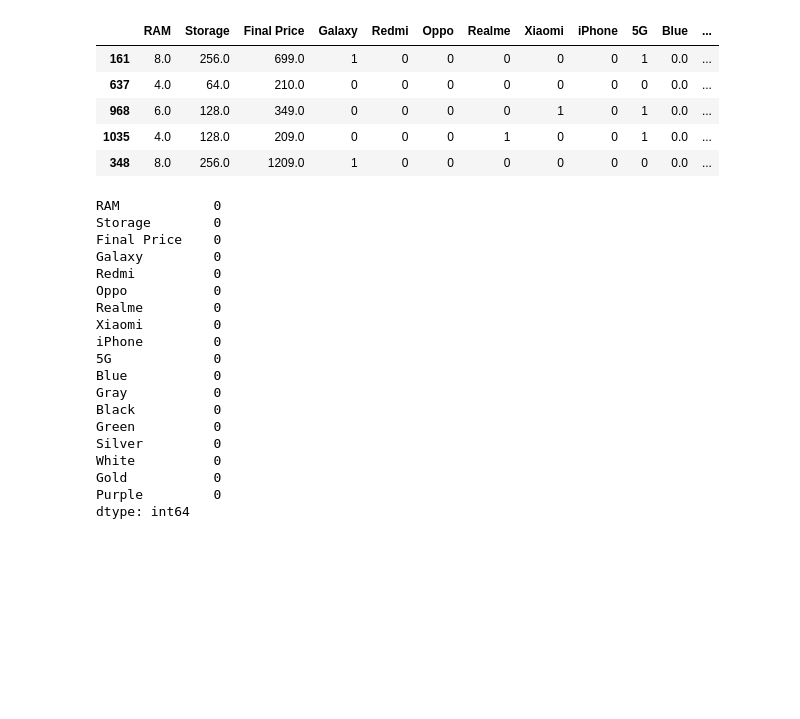
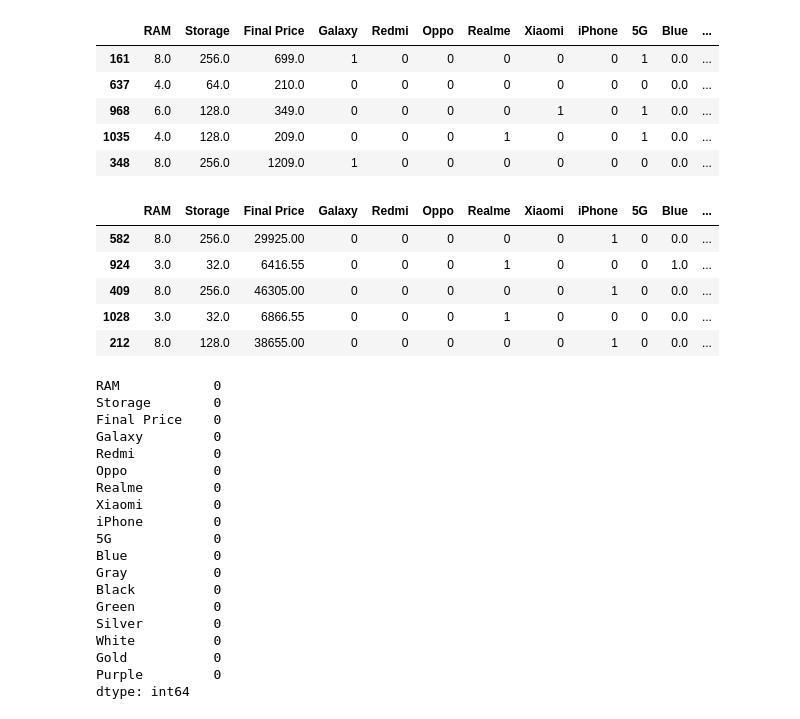
Before and after one commit to subhajit20/Learning-ML, a Jupyter notebook: Mobile Price Prediction/Mobile Price Predictor.ipynb, the cells around one changed output. Drawn from its saved outputs; the diff is of its cells as text; code cells hidden in the pictures; blank space fills up the shorter version.

```diff
--- a/Mobile Price Prediction/Mobile Price Predictor.ipynb
+++ b/Mobile Price Prediction/Mobile Price Predictor.ipynb
@@ -473,6 +473,15 @@ df.sample(5)
 | 348 | 8.0 | 256.0 | 1209.0 | 1 | 0 | 0 | 0 | 0 | 0 | 0 | 0.0 | ... |
 # %%
 df["Final Price"] = df["Final Price"].apply(lambda x: x * 45)
+# %%
+df.sample(5)
+# %% [output]
+|  | RAM | Storage | Final Price | Galaxy | Redmi | Oppo | Realme | Xiaomi | iPhone | 5G | Blue | ... |
+| 582 | 8.0 | 256.0 | 29925.00 | 0 | 0 | 0 | 0 | 0 | 1 | 0 | 0.0 | ... |
+| 924 | 3.0 | 32.0 | 6416.55 | 0 | 0 | 0 | 1 | 0 | 0 | 0 | 1.0 | ... |
+| 409 | 8.0 | 256.0 | 46305.00 | 0 | 0 | 0 | 0 | 0 | 1 | 0 | 0.0 | ... |
+| 1028 | 3.0 | 32.0 | 6866.55 | 0 | 0 | 0 | 1 | 0 | 0 | 0 | 0.0 | ... |
+| 212 | 8.0 | 128.0 | 38655.00 | 0 | 0 | 0 | 0 | 0 | 1 | 0 | 0.0 | ... |
 # %%
 df.isnull().sum()
 # %% [output]
```
Also changed, not shown: parts of 6 cells of this notebook.
